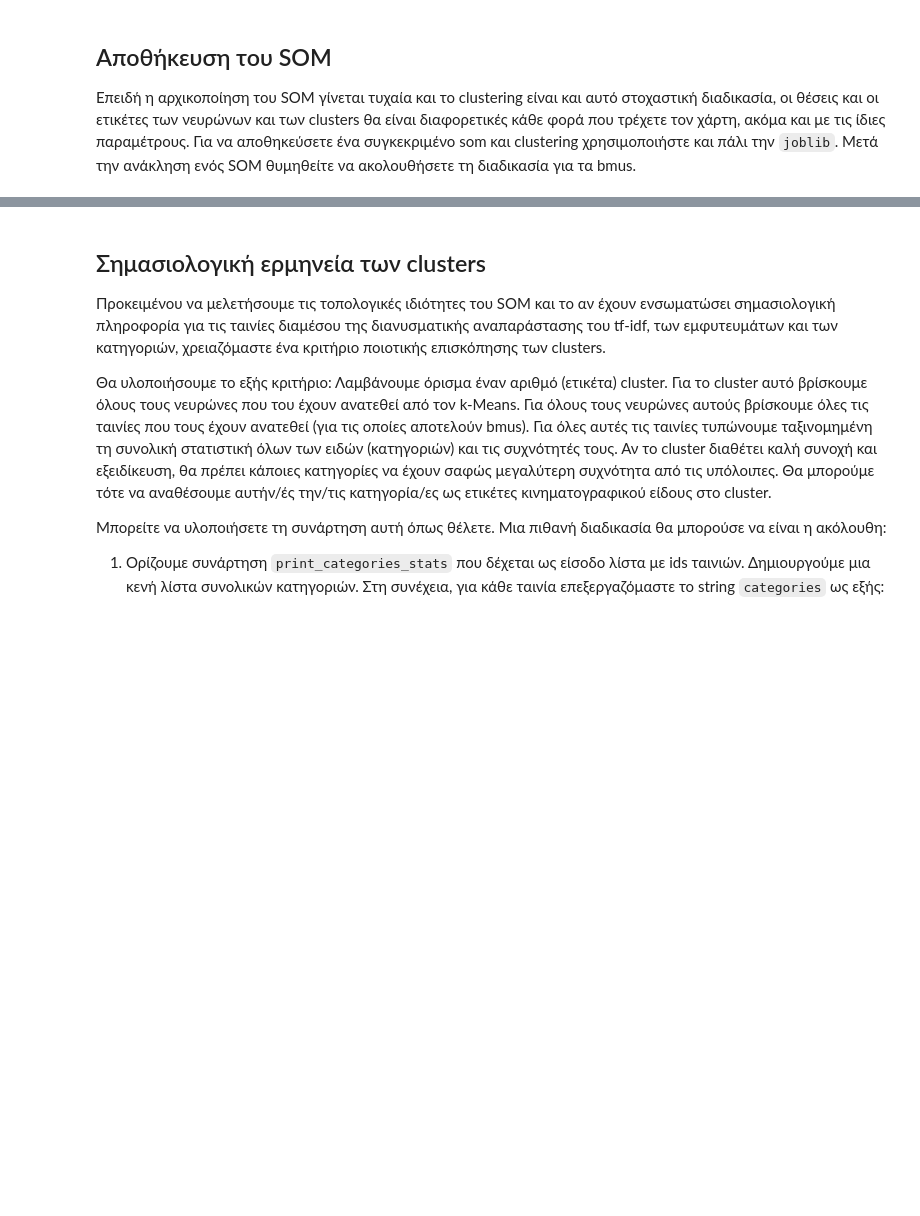
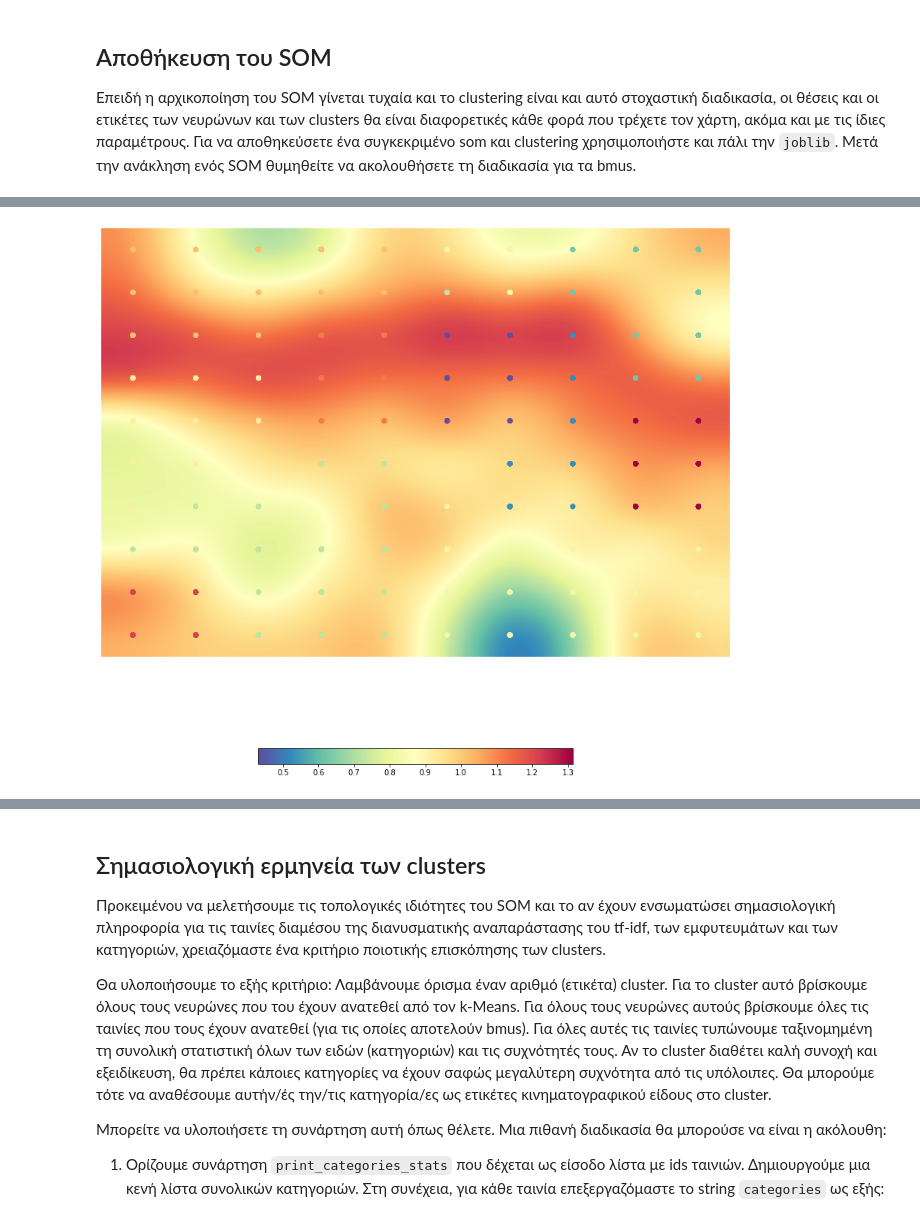
Before and after one commit to michalakos/neural-networks-ntua, a Jupyter notebook: Lab2/NN_Lab2.ipynb, the cells around one changed output, grey strips where cells are left out. Cells and saved outputs as stored; diff of their text form; code cells hidden in the pictures; blank space fills up the shorter version.

```diff
--- a/Lab2/NN_Lab2.ipynb
+++ b/Lab2/NN_Lab2.ipynb
@@ -1400,8 +1418,8 @@ som.cluster(algorithm=KMeans(n_clusters=20))
 
 Επειδή η αρχικοποίηση του SOM γίνεται τυχαία και το clustering είναι και αυτό στοχαστική διαδικασία, οι θέσεις και οι ετικέτες των νευρώνων και των clusters θα είναι διαφορετικές κάθε φορά που τρέχετε τον χάρτη, ακόμα και με τις ίδιες παραμέτρους. Για να αποθηκεύσετε ένα συγκεκριμένο som και clustering χρησιμοποιήστε και πάλι την `joblib`. Μετά την ανάκληση ενός SOM θυμηθείτε να ακολουθήσετε τη διαδικασία για τα bmus.
 # %%
-with open('drive/MyDrive/som_2000.dump', 'wb') as fid:
-      pickle.dump(som, fid)
+with open('drive/MyDrive/som_10.dump', 'wb') as fid:
+  pickle.dump(som_10, fid)
 # %% [markdown]
 
 ## Οπτικοποίηση U-matrix, clustering και μέγεθος clusters
@@ -1434,0 +1501,6 @@ array([ 0,  1,  2,  3,  4,  5,  6,  7,  8,  9, 10, 11, 12, 13, 14, 15, 16,
+# %%
+with open('drive/MyDrive/som_10_10.dump', 'wb') as fid:
+  pickle.dump(som_10, fid)
+# %%
+with open('drive/MyDrive/som_10_10.dump', 'rb') as fid:
+  som_10 = pickle.load(fid)
@@ -1434,0 +1530,4 @@ array([ 0,  1,  2,  3,  4,  5,  6,  7,  8,  9, 10, 11, 12, 13, 14, 15, 16,
+# %%
+som_10.view_umatrix(bestmatches=True, colorbar=True, figsize=(15, 15))
+# %% [output]
+[figure, added]
```
Also changed, not shown: parts of 147 cells of this notebook.
